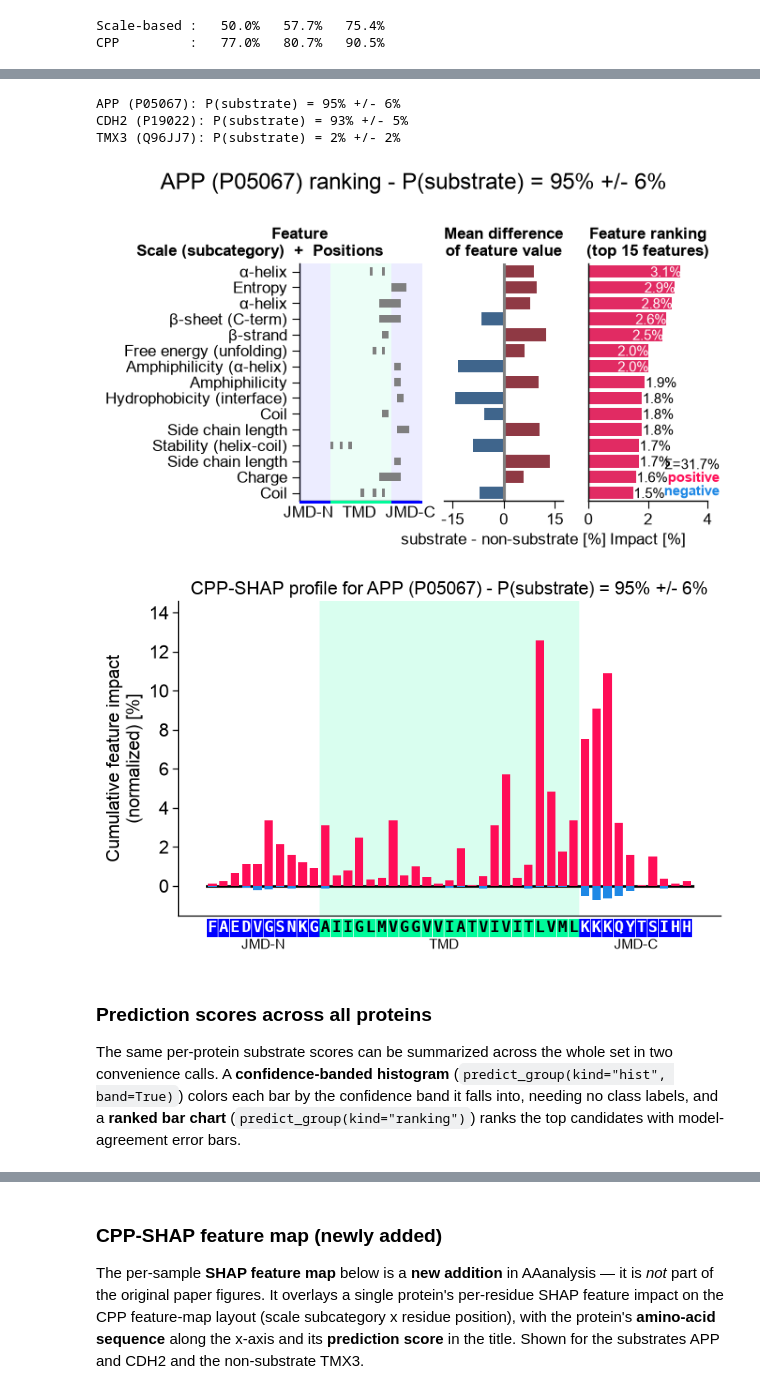
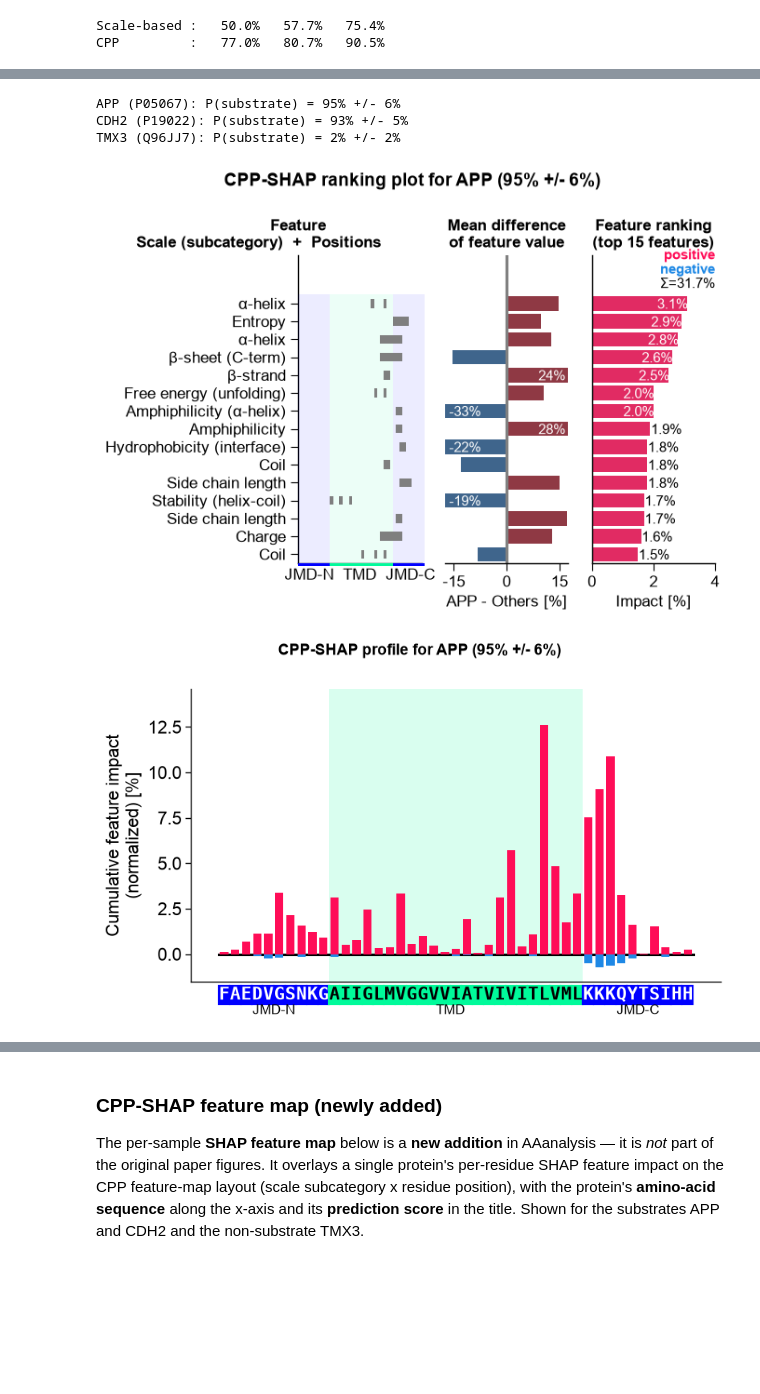
Before and after one commit to breimanntools/aaanalysis, a Jupyter notebook: use_cases/use_case1_gamma_secretase.ipynb, the cells around one changed output, grey strips where cells are left out. Cells and saved outputs as stored; diff of their text form; code cells hidden in the pictures; blank space fills up the shorter version.

```diff
--- a/use_cases/use_case1_gamma_secretase.ipynb
+++ b/use_cases/use_case1_gamma_secretase.ipynb
@@ -566,43 +772,50 @@ models = {
     "XGBoost": XGBClassifier(n_estimators=200, random_state=42, verbosity=0),
 }
 proba_all = np.vstack([cross_val_predict(m, X_shap, y_dom, cv=cv5, method="predict_proba")[:, 1]
                        for m in models.values()])
 proba_mean, proba_std = proba_all.mean(axis=0), proba_all.std(axis=0)
 positions = [int(np.where(_df_gsec["entry"].values == acc)[0][0]) for acc in samples.values()]
 pred_score = {acc: float(proba_mean[pos]) for acc, pos in zip(samples.values(), positions)}
 pred_std = {acc: float(proba_std[pos]) for acc, pos in zip(samples.values(), positions)}
 for name, acc in samples.items():
     print(f"{name} ({acc}): P(substrate) = {pred_score[acc]:.0%} +/- {pred_std[acc]:.0%}")
 
 # SHAP without fuzzy labeling: hard substrate/non-substrate labels.
 sm = aa.ShapModel(random_state=42)
 sm.fit(X_shap, labels=list(y_dom))
+# Per-protein feature-value difference vs the reference group (Others): protein - mean(Others).
+# For a per-sample SHAP map the colour-coded mean_dif MUST be protein-specific (this protein vs the
+# reference), not the group-level substrate signature -- so we compute it via add_sample_mean_dif.
+X_others = sf.feature_matrix(features=df_feat["feature"],
+                             df_parts=sf.get_df_parts(df_seq=df_others, list_parts=best_parts), df_scales=df_scales_red)
+_Xc = np.vstack([X_shap[positions], X_others]); _lc = np.array([1] * len(positions) + [0] * len(X_others))
+df_feat = sm.add_sample_mean_dif(_Xc, _lc, label_ref=0, df_feat=df_feat,
+                                 samples=list(range(len(positions))), names=list(samples))
 df_feat = sm.add_feat_impact(df_feat=df_feat, samples=positions, names=list(samples))
 
-def _title(prefix, acc):
-    return f"{prefix} - P(substrate) = {pred_score[acc]:.0%} +/- {pred_std[acc]:.0%}"
+def _sup(plot_type, name, acc):
+    return f"{plot_type} for {name} ({pred_score[acc]:.0%} +/- {pred_std[acc]:.0%})"
+
+# House standard for CPP-SHAP plot suptitles (size-independent of plot_settings font_scale).
+SUP_KW = dict(fontsize=14, fontweight="bold", y=0.98)
 
 # APP: SHAP feature ranking and positional profile.
-aa.plot_settings(font_scale=0.8)
-aa.CPPPlot().ranking(df_feat=df_feat, shap_plot=True, col_imp="feat_impact_APP", n_top=15,
-                     name_test="substrate", name_ref="non-substrate")
-plt.suptitle(_title("APP (P05067) ranking", "P05067"))
+aa.plot_settings(font_scale=0.75)
+aa.CPPPlot().ranking(df_feat=df_feat, shap_plot=True, col_dif="mean_dif_APP", col_imp="feat_impact_APP",
+                     n_top=15, name_test="APP", name_ref="Others")
+plt.suptitle(_sup("CPP-SHAP ranking plot", "APP", "P05067"), **SUP_KW)
 plt.tight_layout()
 plt.show()
 
 seq_kws_app = sf.get_seq_kws(df_seq=_df_gsec, df_parts=df_parts_dom, sample="P05067")
 aa.plot_settings(font_scale=0.9)
 aa.CPPPlot().profile(df_feat=df_feat, shap_plot=True, col_imp="feat_impact_APP", **seq_kws_app)
-plt.title(_title("CPP-SHAP profile for APP (P05067)", "P05067"))
+plt.suptitle(_sup("CPP-SHAP profile", "APP", "P05067"), **SUP_KW)
 plt.tight_layout()
 plt.show()
 # %% [output]
 APP (P05067): P(substrate) = 95% +/- 6%
 CDH2 (P19022): P(substrate) = 93% +/- 5%
 TMX3 (Q96JJ7): P(substrate) = 2% +/- 2%
-[figure, old version]
+[figure, new version]
-[figure, old version]
+[figure, new version]
-# %% [markdown]
-### Prediction scores across all proteins
-
-The same per-protein substrate scores can be summarized across the whole set in two convenience calls. A **confidence-banded histogram** (`predict_group(kind="hist", band=True)`) colors each bar by the confidence band it falls into, needing no class labels, and a **ranked bar chart** (`predict_group(kind="ranking")`) ranks the top candidates with model-agreement error bars.
```
Also changed, not shown: parts of 39 cells of this notebook.
